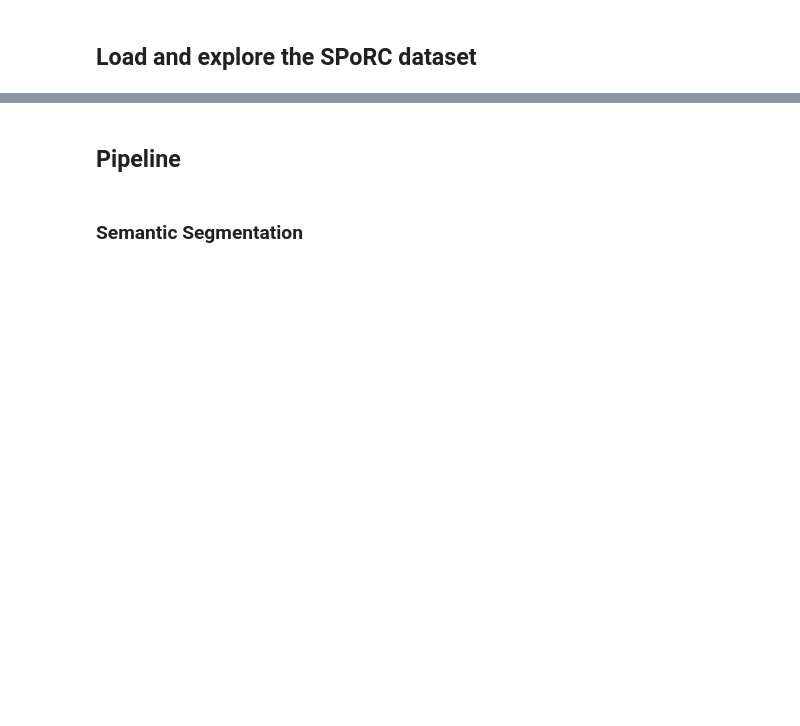
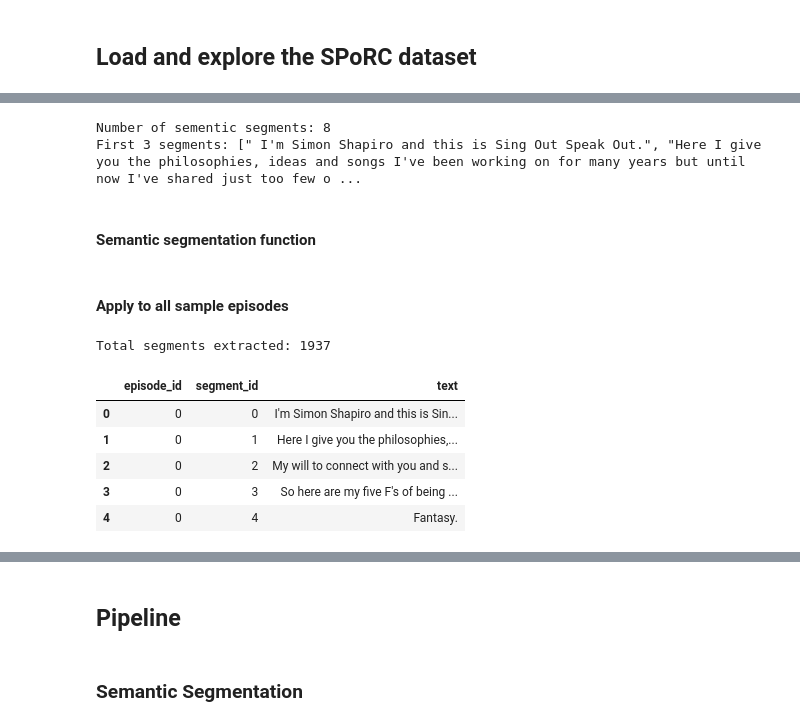
Before and after one commit to au-nlp/project-milestone-p2-group-10, a Jupyter notebook: main.ipynb, the cells around one changed output, grey strips where cells are left out. Drawn from its saved outputs; the diff is of its cells as text; code cells hidden in the pictures; blank space fills up the shorter version.

```diff
--- a/main.ipynb
+++ b/main.ipynb
@@ -12,0 +113,55 @@ ModuleNotFoundError: No module named 'bertopic'
+# %%
+# Build segments
+segments = [" ".join(sentences[segment_indices[i]:segment_indices[i + 1]]) for i in range(len(segment_indices) - 1)]
+
+print(f"Number of sementic segments: {len(segments)}")
+print(f"First 3 segments: {segments[:3]}")
+# %% [output]
+Number of sementic segments: 8
+First 3 segments: [" I'm Simon Shapiro and this is Sing Out Speak Out.", "Here I give you the philosophies, ideas and songs I've been working on for many years but until now I've shared just too few o ...
+# %% [markdown]
+#### Semantic segmentation function
+# %%
+model = SentenceTransformer("all-MiniLM-L6-v2")
+
+def semantic_segmentation(text, threshold=0.7):
+    sentences = sent_tokenize(text)
+    if len(sentences) < 2:
+        return [text]  # single-segment fallback
+
+    embeddings = model.encode(sentences)
+    sim_scores = [cosine_similarity([embeddings[i]], [embeddings[i + 1]])[0][0]
+                  for i in range(len(embeddings) - 1)]
+
+    breakpoints = [i + 1 for i, score in enumerate(sim_scores) if score < threshold]
+    segment_indices = [0] + breakpoints + [len(sentences)]
+    segments = [" ".join(sentences[segment_indices[i]:segment_indices[i + 1]])
+                for i in range(len(segment_indices) - 1)]
+
+    return segments
+# %% [markdown]
+#### Apply to all sample episodes
+# %%
+all_segments = []
+
+for i, row in dataset_sample.head(10).iterrows():  # use .head(x) for now, test with x episodes
+    episode_text = row["transcript"]
+    segments = semantic_segmentation(episode_text, threshold=0.7)
+    for j, seg in enumerate(segments):
+        all_segments.append({
+            "episode_id": i,
+            "segment_id": j,
+            "text": seg
+        })
+
+segments_dataset_sample = pd.DataFrame(all_segments)
+print(f"Total segments extracted: {len(segments_dataset_sample)}")
+segments_dataset_sample.head()
+# %% [output]
+Total segments extracted: 1937
+|  | episode_id | segment_id | text |
+| 0 | 0 | 0 | I'm Simon Shapiro and this is Sin... |
+| 1 | 0 | 1 | Here I give you the philosophies,... |
+| 2 | 0 | 2 | My will to connect with you and s... |
+| 3 | 0 | 3 | So here are my five F's of being ... |
+| 4 | 0 | 4 | Fantasy. |
```
Also changed, not shown: parts of 26 cells of this notebook.
